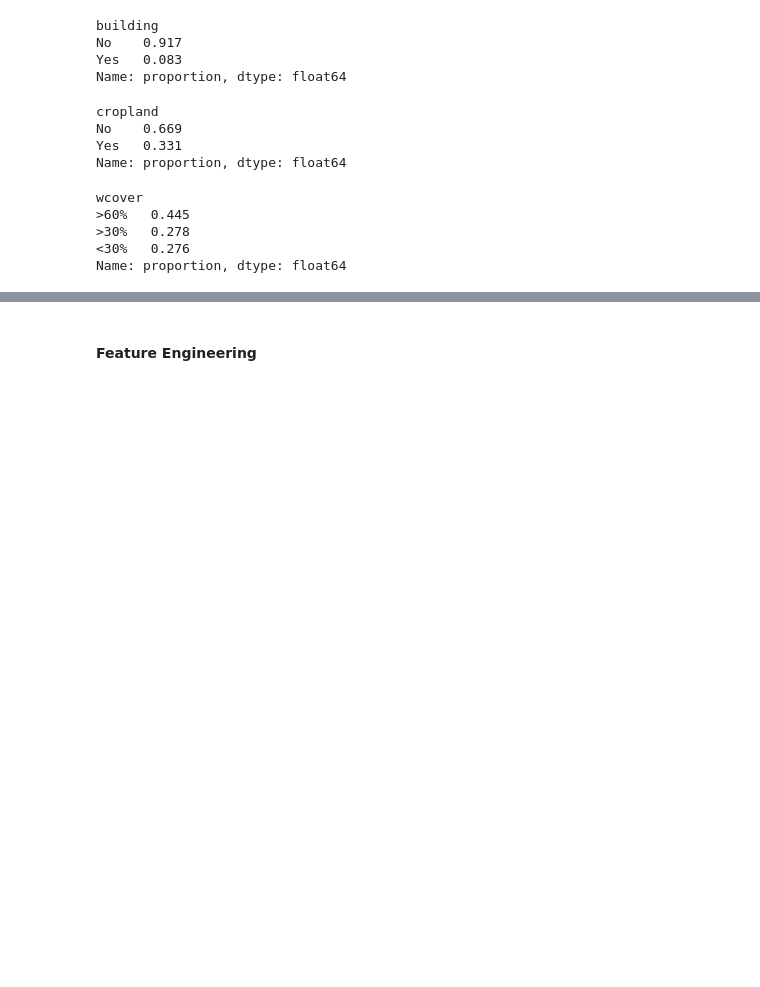
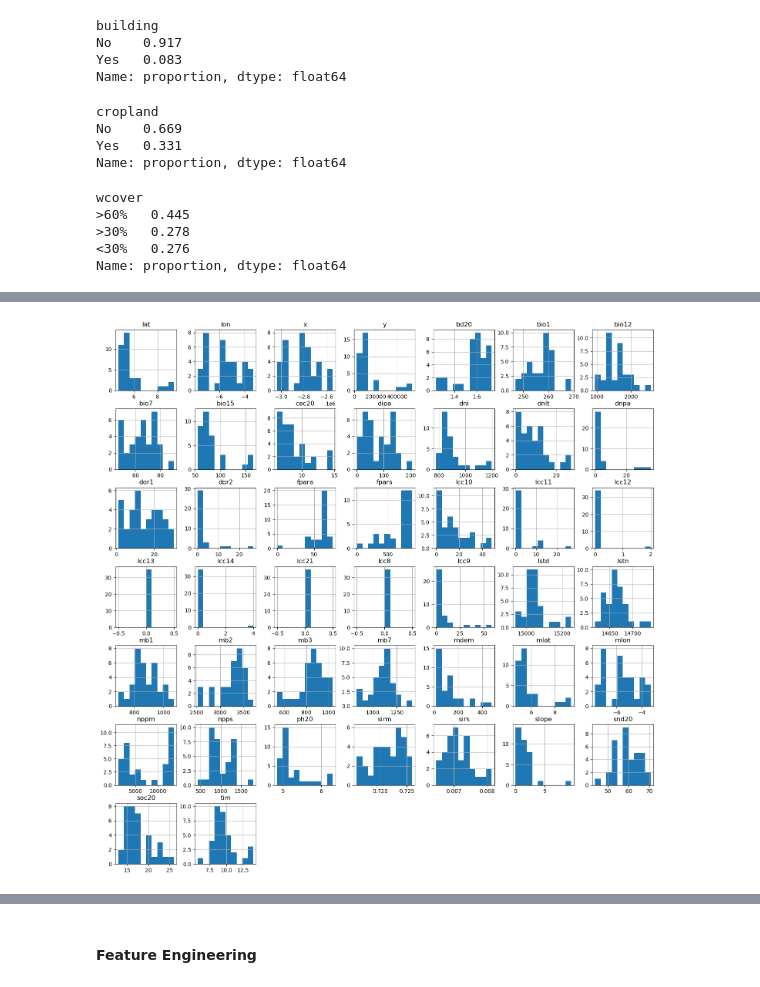
Before and after one commit to DurojaiyeAbisoye/Amini-Technical-Assignment, a Jupyter notebook: notebook/notebook.ipynb, the cells around one changed output, grey strips where cells are left out. Cells and saved outputs as stored; diff of their text form; code cells hidden in the pictures; blank space fills up the shorter version.

```diff
--- a/notebook/notebook.ipynb
+++ b/notebook/notebook.ipynb
@@ -194,4 +199,7 @@ Name: proportion, dtype: float64
 # %%
-#test.hist(figsize = (18, 18));
+test.hist(figsize = (18, 18));
+plt.title('test histogram');
+# %% [output]
+[figure, added]
 # %%
 train.drop(columns=targets).plot(kind='box', rot=90);
```
Also changed, not shown: parts of 7 cells of this notebook.
